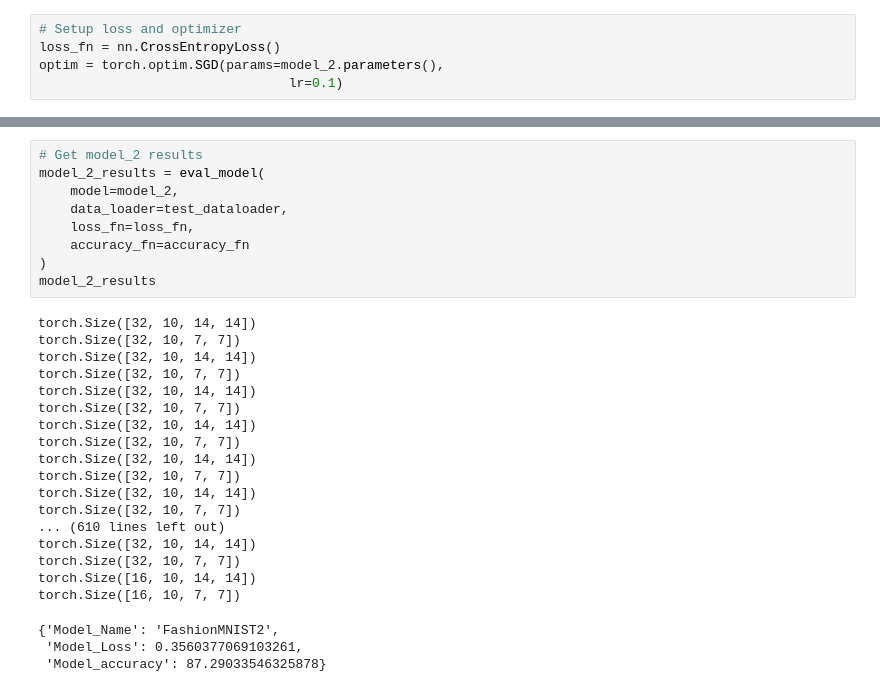
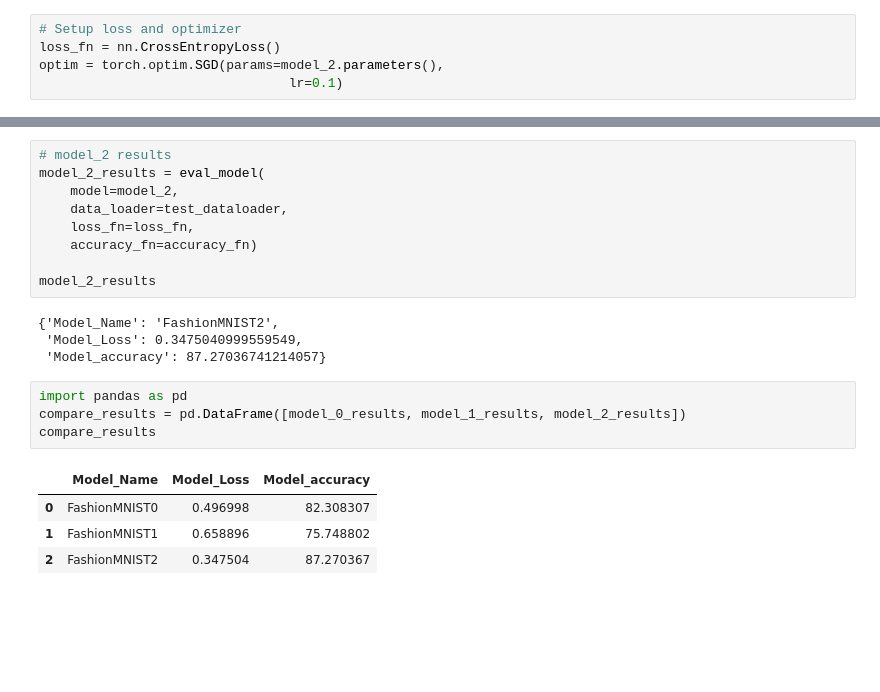
Before and after one commit to HarshilMaks/fashion-mnist-classifier, a Jupyter notebook: code.ipynb, the cells around one changed output, grey strips where cells are left out. Cells and saved outputs as stored; diff of their text form; blank space fills up the shorter version.

```diff
--- a/code.ipynb
+++ b/code.ipynb
@@ -693,30 +688,22 @@ Train time on cuda: 15.021 seconds
 # %%
-# Get model_2 results
+# model_2 results
 model_2_results = eval_model(
     model=model_2,
     data_loader=test_dataloader,
     loss_fn=loss_fn,
-    accuracy_fn=accuracy_fn
-)
+    accuracy_fn=accuracy_fn)
+
 model_2_results
 # %% [output]
-torch.Size([32, 10, 14, 14])
-torch.Size([32, 10, 7, 7])
-torch.Size([32, 10, 14, 14])
-torch.Size([32, 10, 7, 7])
-torch.Size([32, 10, 14, 14])
-torch.Size([32, 10, 7, 7])
-torch.Size([32, 10, 14, 14])
-torch.Size([32, 10, 7, 7])
-torch.Size([32, 10, 14, 14])
-torch.Size([32, 10, 7, 7])
-torch.Size([32, 10, 14, 14])
-torch.Size([32, 10, 7, 7])
-... (610 lines left out)
-torch.Size([32, 10, 14, 14])
-torch.Size([32, 10, 7, 7])
-torch.Size([16, 10, 14, 14])
-torch.Size([16, 10, 7, 7])
+{'Model_Name': 'FashionMNIST2',
+ 'Model_Loss': 0.3475040999559549,
+ 'Model_accuracy': 87.27036741214057}
-{'Model_Name': 'FashionMNIST2',
- 'Model_Loss': 0.3560377069103261,
- 'Model_accuracy': 87.29033546325878}
+# %%
+import pandas as pd
+compare_results = pd.DataFrame([model_0_results, model_1_results, model_2_results])
+compare_results
+# %% [output]
+|  | Model_Name | Model_Loss | Model_accuracy |
+| 0 | FashionMNIST0 | 0.496998 | 82.308307 |
+| 1 | FashionMNIST1 | 0.658896 | 75.748802 |
+| 2 | FashionMNIST2 | 0.347504 | 87.270367 |
```
Also changed, not shown: parts of 20 cells of this notebook, 1 other file.
